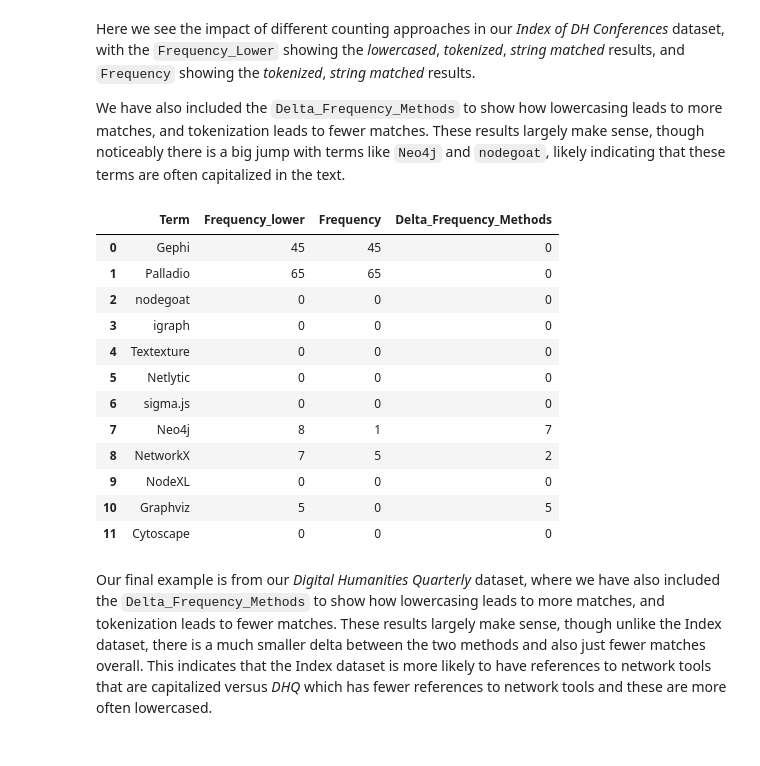
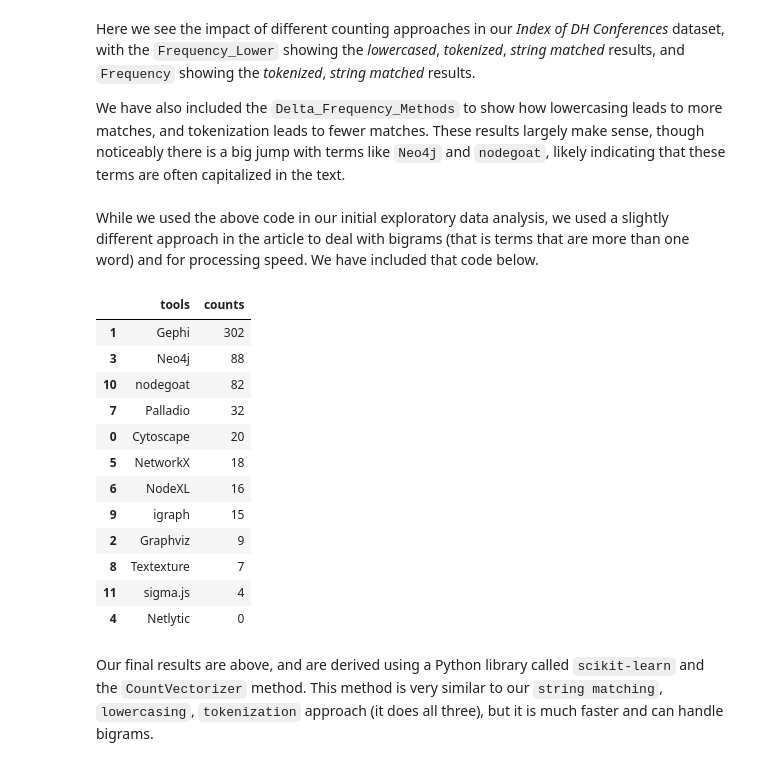
Before and after one commit to jrladd/edge-cases-JDH, a Jupyter notebook: explorations/notebooks/CountingTools.ipynb, the cells around one changed output. Drawn from its saved outputs; the diff is of its cells as text; code cells hidden in the pictures.

```diff
--- a/explorations/notebooks/CountingTools.ipynb
+++ b/explorations/notebooks/CountingTools.ipynb
@@ -366,40 +368,5 @@ tools_index_conferences_df.style.pipe(make_pretty, subset_columns=['Frequency_lo
 Here we see the impact of different counting approaches in our *Index of DH Conferences* dataset, with the `Frequency_Lower` showing the *lowercased*, *tokenized*, *string matched* results, and `Frequency` showing the *tokenized*, *string matched* results.
 
 We have also included the `Delta_Frequency_Methods` to show how lowercasing leads to more matches, and tokenization leads to fewer matches. These results largely make sense, though noticeably there is a big jump with terms like `Neo4j` and `nodegoat`, likely indicating that these terms are often capitalized in the text.
-# %%
-# Load the CSV file into a DataFrame
-dhq_df = pd.read_csv(f"../datasets/private_data/dhq_data.csv")
-
-# Convert the 'date_published' column to datetime format
-dhq_df['date_published'] = pd.to_datetime(dhq_df['date_published'])
-
-# Replace newline characters in the 'body_text' column with spaces
-dhq_df['body_text'] = dhq_df['body_text'].str.replace('\n', ' ')
-
-# Define the text column, date column, and tools list
-text_column = 'body_text'
-date_column = 'date_published'
-tools_list = network_tools
-
-# Process the DataFrame to calculate term frequencies and tokenize text
-cleaned_dhq_df, count_dhq_df, tools_dhq_df = process_dataframe(dhq_df, text_column,tools_list, 'tools')
-
-tools_dhq_df['Delta_Frequency_Methods'] = tools_dhq_df['Frequency_lower'] - tools_dhq_df['Frequency']
-# %%
-tools_dhq_df.style.pipe(make_pretty, subset_columns=['Frequency_lower', 'Frequency', 'Delta_Frequency_Methods'])
-# %% [output]
-|  | Term | Frequency_lower | Frequency | Delta_Frequency_Methods |
-| 0 | Gephi | 45 | 45 | 0 |
-| 1 | Palladio | 65 | 65 | 0 |
-| 2 | nodegoat | 0 | 0 | 0 |
-| 3 | igraph | 0 | 0 | 0 |
-| 4 | Textexture | 0 | 0 | 0 |
-| 5 | Netlytic | 0 | 0 | 0 |
-| 6 | sigma.js | 0 | 0 | 0 |
-| 7 | Neo4j | 8 | 1 | 7 |
-| 8 | NetworkX | 7 | 5 | 2 |
-| 9 | NodeXL | 0 | 0 | 0 |
-| 10 | Graphviz | 5 | 0 | 5 |
-| 11 | Cytoscape | 0 | 0 | 0 |
-# %% [markdown]
-Our final example is from our *Digital Humanities Quarterly* dataset, where we have also included the `Delta_Frequency_Methods` to show how lowercasing leads to more matches, and tokenization leads to fewer matches. These results largely make sense, though unlike the Index dataset, there is a much smaller delta between the two methods and also just fewer matches overall. This indicates that the Index dataset is more likely to have references to network tools that are capitalized versus *DHQ* which has fewer references to network tools and these are more often lowercased.
+# %% [markdown]
+While we used the above code in our initial exploratory data analysis, we used a slightly different approach in the article to deal with bigrams (that is terms that are more than one word) and for processing speed. We have included that code below.
@@ -405,0 +510,30 @@ Our final example is from our *Digital Humanities Quarterly* dataset, where we h
+# %%
+grouped_index_conferences_df = process_data(
+        file_path=f"../datasets/dh_conferences_works.csv",
+        text_column="full_text",
+        date_column="conference_year",
+        terms_list=network_tools,
+        data_origin="Index of DH Conferences",
+        title="Index of DH Conferences by Weingart et al (2023)",
+        term_type="tools",
+        term_mapping=True,
+        joined_term=None
+    )
+# %%
+grouped_index_conferences_df.groupby('tools').counts.sum().reset_index().sort_values(by='counts', ascending=False).style.pipe(make_pretty, subset_columns=['counts'])
+# %% [output]
+|  | tools | counts |
+| 1 | Gephi | 302 |
+| 3 | Neo4j | 88 |
+| 10 | nodegoat | 82 |
+| 7 | Palladio | 32 |
+| 0 | Cytoscape | 20 |
+| 5 | NetworkX | 18 |
+| 6 | NodeXL | 16 |
+| 9 | igraph | 15 |
+| 2 | Graphviz | 9 |
+| 8 | Textexture | 7 |
+| 11 | sigma.js | 4 |
+| 4 | Netlytic | 0 |
+# %% [markdown]
+Our final results are above, and are derived using a Python library called `scikit-learn` and the `CountVectorizer` method. This method is very similar to our `string matching`, `lowercasing`, `tokenization` approach (it does all three), but it is much faster and can handle bigrams.
```
Also changed, not shown: parts of 4 cells of this notebook, 2 other files.
